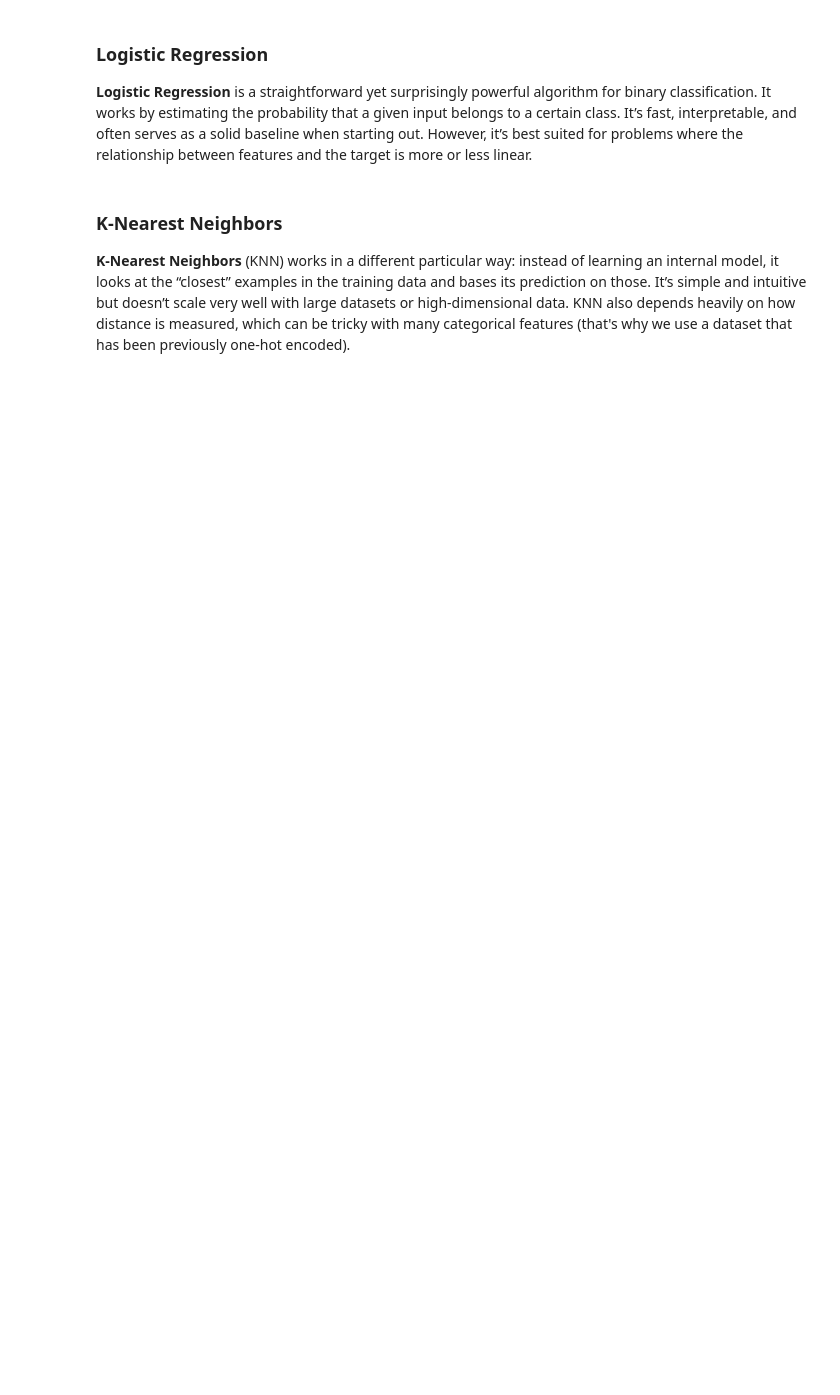
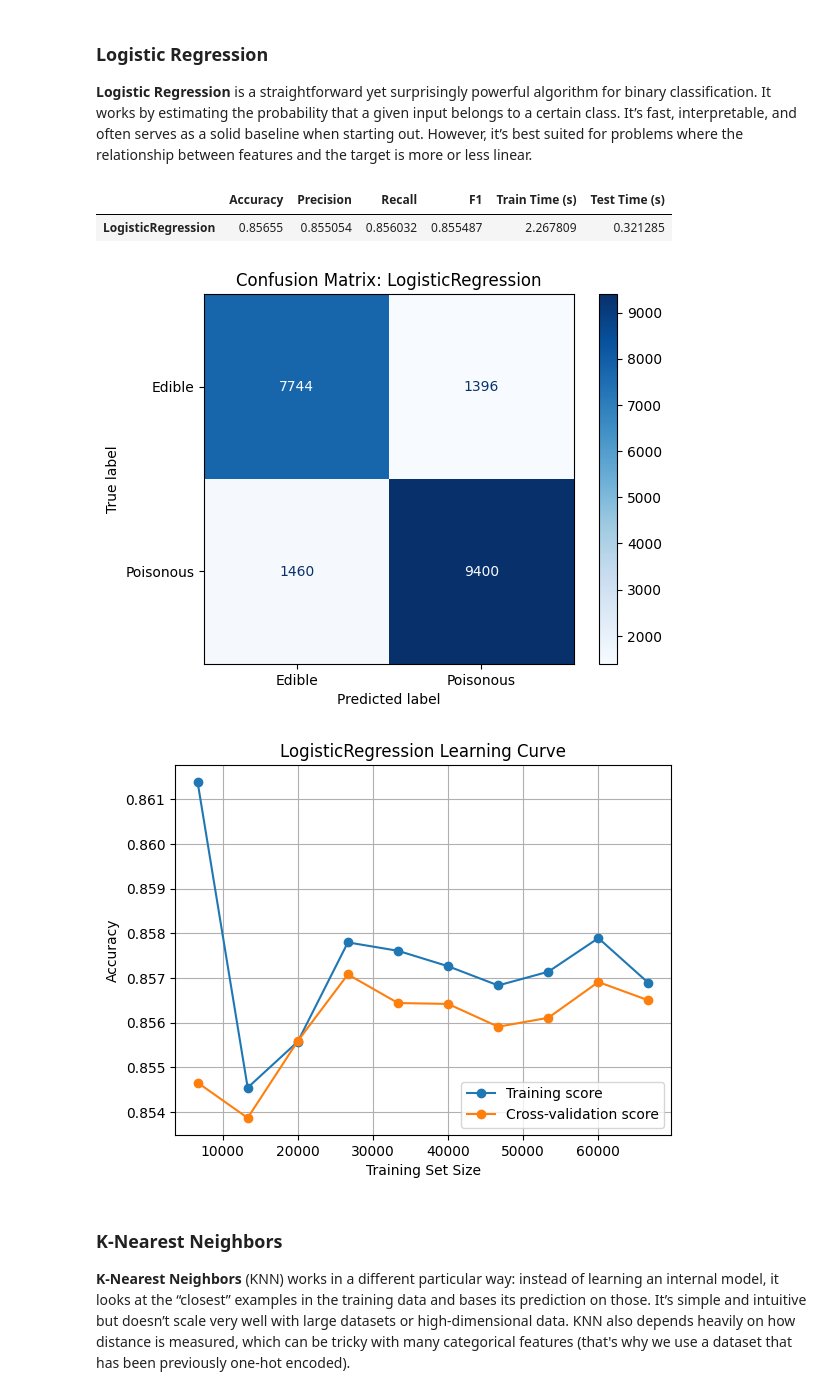
Before and after one commit to tomas-sucena/2025-FEUP-IA, a Jupyter notebook: proj2/file.ipynb, the cells around one changed output. Drawn from its saved outputs; the diff is of its cells as text; code cells hidden in the pictures; blank space fills up the shorter version.

```diff
--- a/proj2/file.ipynb
+++ b/proj2/file.ipynb
@@ -718,7 +762,12 @@ evaluate_model(CategoricalNB(), df_label_encoded, results)
 
 **Logistic Regression** is a straightforward yet surprisingly powerful algorithm for binary classification. It works by estimating the probability that a given input belongs to a certain class. It’s fast, interpretable, and often serves as a solid baseline when starting out. However, it’s best suited for problems where the relationship between features and the target is more or less linear.
 # %%
-evaluate_model(LogisticRegression(), df_one_hot_encoded, results)
+evaluate_model(LogisticRegression(max_iter=1000), df_one_hot_encoded, results)
+# %% [output]
+|  | Accuracy | Precision | Recall | F1 | Train Time (s) | Test Time (s) |
+| LogisticRegression | 0.85655 | 0.855054 | 0.856032 | 0.855487 | 2.267809 | 0.321285 |
+[figure, added]
+[figure, added]
 # %% [markdown]
 ### K-Nearest Neighbors
 
```
Also changed, not shown: parts of 16 cells of this notebook, 1 other file.
